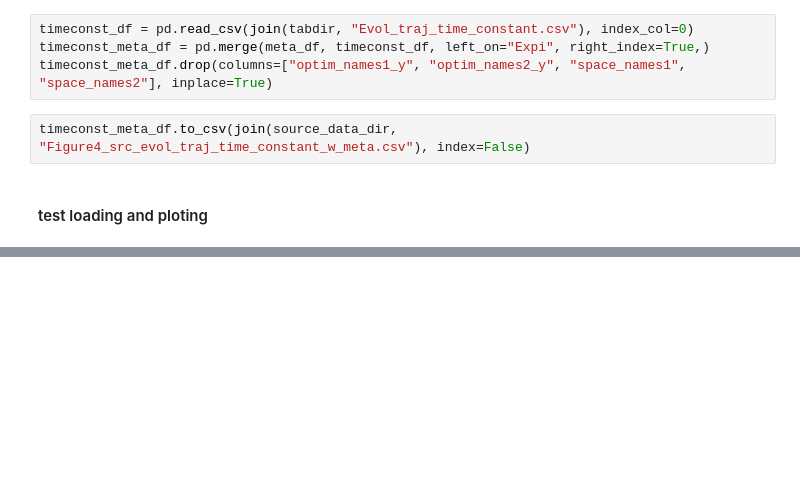
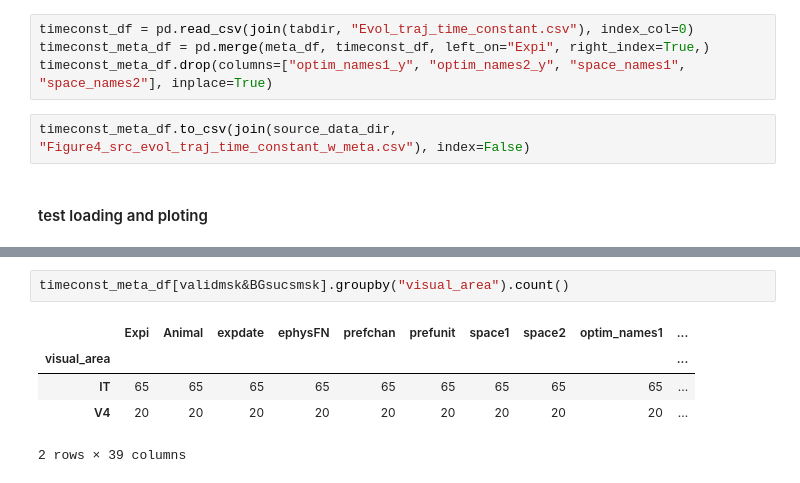
Before and after one commit to Animadversio/Neuro-ActMax-GAN-comparison, a Jupyter notebook: notebooks/Figure4_source_data_export.ipynb, the cells around one changed output, grey strips where cells are left out. Saved outputs shown, nothing was run; the diff lists cells and outputs as text; blank space fills up the shorter version.

```diff
--- a/notebooks/Figure4_source_data_export.ipynb
+++ b/notebooks/Figure4_source_data_export.ipynb
@@ -510,0 +531,8 @@ The `errwidth` parameter is deprecated. And will be removed in v0.15.0. Pass `er
+# %%
+timeconst_meta_df[validmsk&BGsucsmsk].groupby("visual_area").count()
+# %% [output]
+|  | Expi | Animal | expdate | ephysFN | prefchan | prefunit | space1 | space2 | optim_names1 | ... |
+| visual_area |  |  |  |  |  |  |  |  |  | ... |
+| IT | 65 | 65 | 65 | 65 | 65 | 65 | 65 | 65 | 65 | ... |
+| V4 | 20 | 20 | 20 | 20 | 20 | 20 | 20 | 20 | 20 | ... |
+2 rows × 39 columns
```
Also changed, not shown: parts of 5 cells of this notebook, 2 other files.
